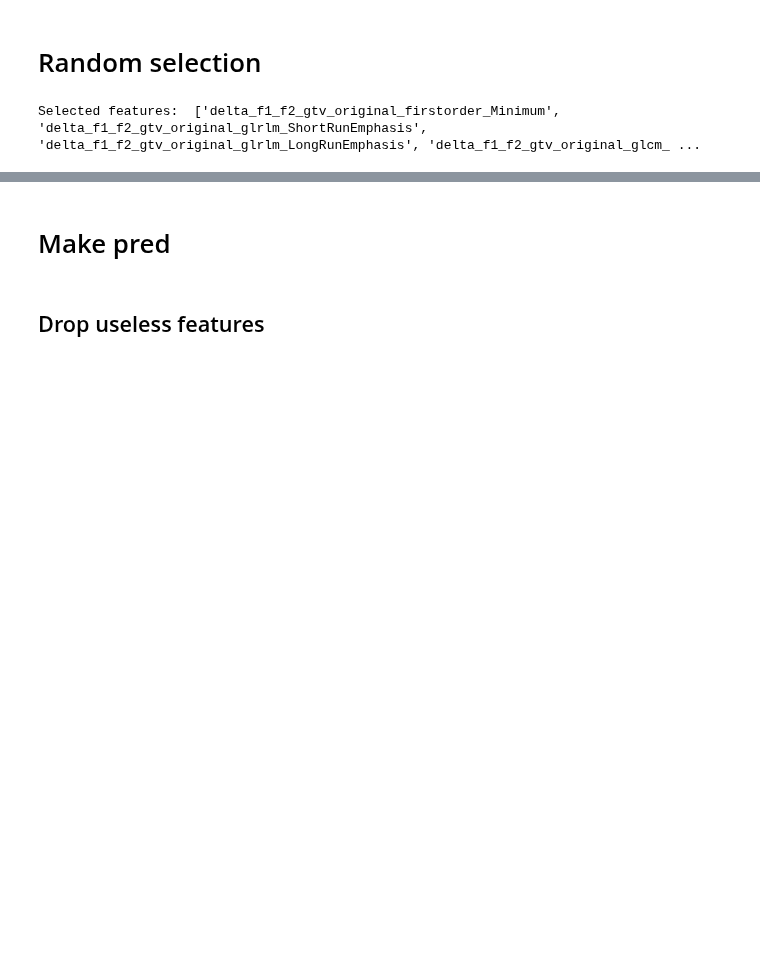
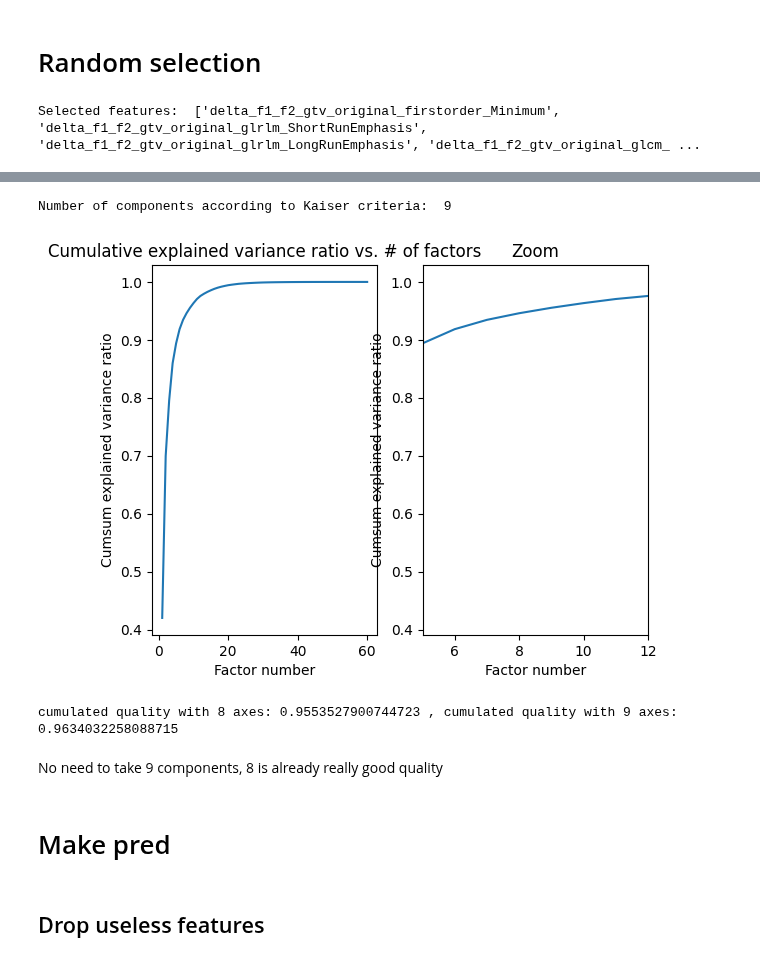
Before and after one commit to ftach/delta-rad, a Jupyter notebook: feature-selection.ipynb, the cells around one changed output, grey strips where cells are left out. Drawn from its saved outputs; the diff is of its cells as text; code cells hidden in the pictures; blank space fills up the shorter version.

```diff
--- a/feature-selection.ipynb
+++ b/feature-selection.ipynb
@@ -697,0 +755,25 @@ from sklearn.decomposition import FastICA, PCA
+# %%
+# kaiser criteria
+n_axes_kaiser  = len([x for x in eigenvalues if x > 1])
+print("Number of components according to Kaiser criteria: ", n_axes_kaiser)
+# %% [output]
+Number of components according to Kaiser criteria:  9
+# %%
+plt.subplot(1,2,1), plt.plot(np.arange(1,pca.n_components_+1), np.cumsum(explained_variance))
+plt.title("Cumulative explained variance ratio vs. # of factors")
+plt.ylabel("Cumsum explained variance ratio")
+plt.xlabel("Factor number")
+plt.subplot(1,2,2), plt.plot(np.arange(1,pca.n_components_+1), np.cumsum(explained_variance))
+plt.title("Zoom")
+plt.ylabel("Cumsum explained variance ratio")
+plt.xlabel("Factor number")
+plt.xlim([5, 12])
+plt.show()
+# %% [output]
+[figure, added]
+# %%
+print("cumulated quality with 8 axes: {} , cumulated quality with 9 axes: {}".format(np.sum(explained_variance[:9]), np.sum(explained_variance[:10])))
+# %% [output]
+cumulated quality with 8 axes: 0.9553527900744723 , cumulated quality with 9 axes: 0.9634032258088715
+# %% [markdown]
+No need to take 9 components, 8 is already really good quality
```
Also changed, not shown: parts of 10 cells of this notebook.
